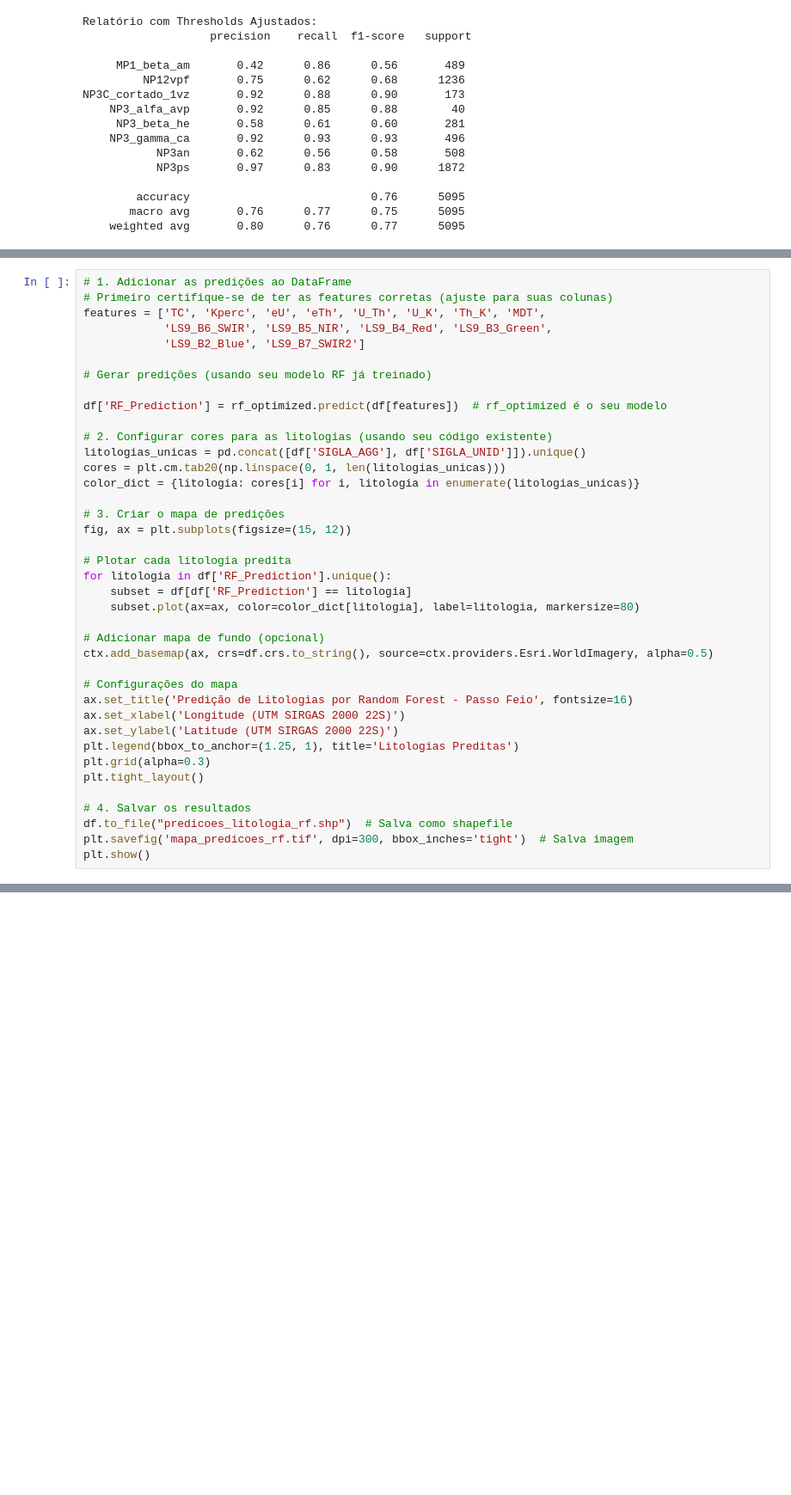
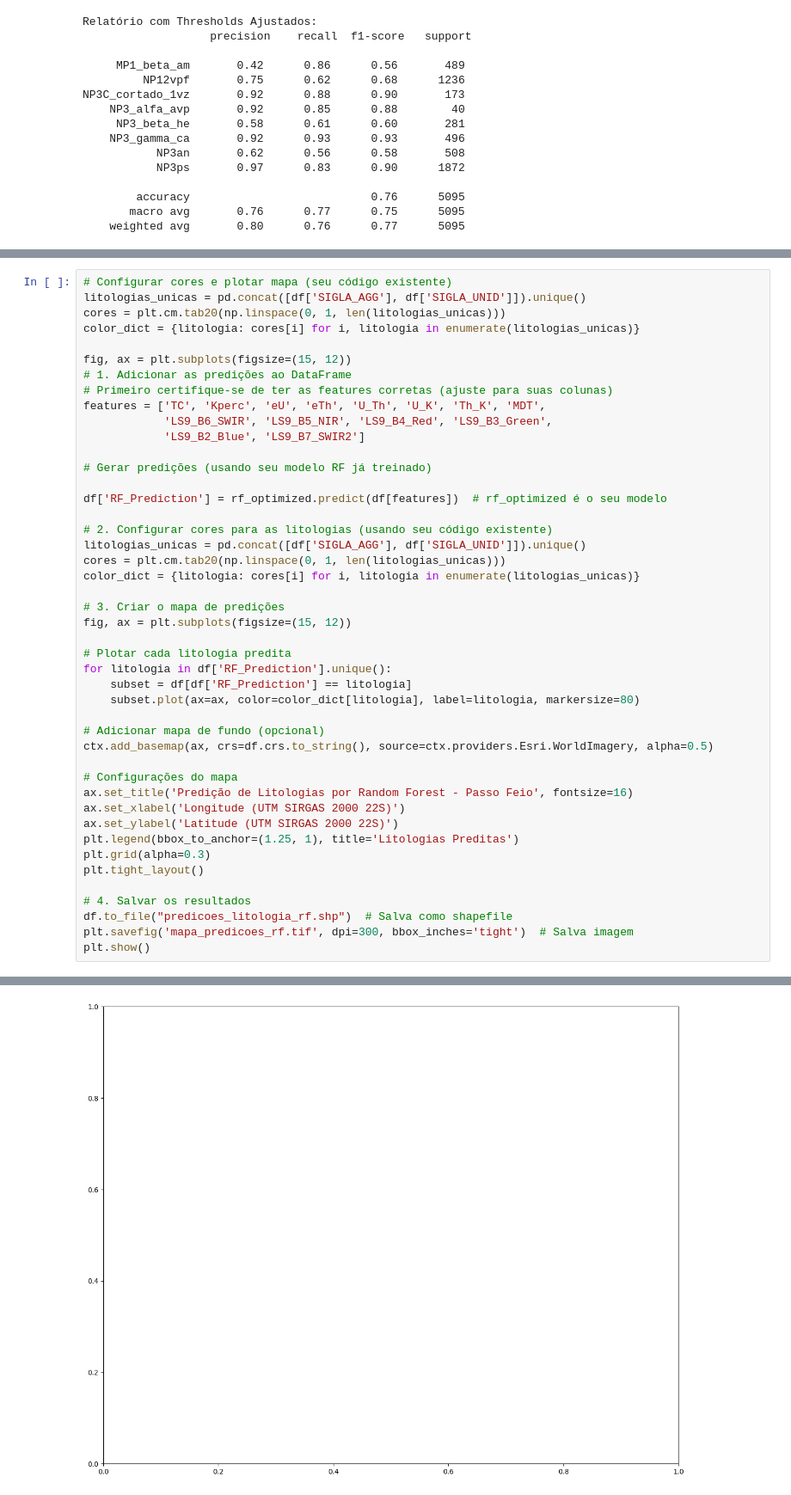
Before and after one commit to Matias-Valladao/ML-GeoPredict-Lavras, a Jupyter notebook: RF_PassFeio_So_RF_V1,4.ipynb, the cells around one changed output, grey strips where cells are left out. Shown at 86% size. Saved outputs shown, nothing was run; the diff lists cells and outputs as text; blank space fills up the shorter version.

```diff
--- a/RF_PassFeio_So_RF_V1,4.ipynb
+++ b/RF_PassFeio_So_RF_V1,4.ipynb
@@ -1002,4 +1043,10 @@ NP3C_cortado_1vz       0.92      0.88      0.90       173
 # %%
+# Configurar cores e plotar mapa (seu código existente)
+litologias_unicas = pd.concat([df['SIGLA_AGG'], df['SIGLA_UNID']]).unique()
+cores = plt.cm.tab20(np.linspace(0, 1, len(litologias_unicas)))
+color_dict = {litologia: cores[i] for i, litologia in enumerate(litologias_unicas)}
+
+fig, ax = plt.subplots(figsize=(15, 12))
 # 1. Adicionar as predições ao DataFrame
 # Primeiro certifique-se de ter as features corretas (ajuste para suas colunas)
 features = ['TC', 'Kperc', 'eU', 'eTh', 'U_Th', 'U_K', 'Th_K', 'MDT',
@@ -1016,30 +1063,31 @@ cores = plt.cm.tab20(np.linspace(0, 1, len(litologias_unicas)))
 color_dict = {litologia: cores[i] for i, litologia in enumerate(litologias_unicas)}
 
 # 3. Criar o mapa de predições
 fig, ax = plt.subplots(figsize=(15, 12))
 
 # Plotar cada litologia predita
 for litologia in df['RF_Prediction'].unique():
     subset = df[df['RF_Prediction'] == litologia]
     subset.plot(ax=ax, color=color_dict[litologia], label=litologia, markersize=80)
 
 # Adicionar mapa de fundo (opcional)
 ctx.add_basemap(ax, crs=df.crs.to_string(), source=ctx.providers.Esri.WorldImagery, alpha=0.5)
 
 # Configurações do mapa
 ax.set_title('Predição de Litologias por Random Forest - Passo Feio', fontsize=16)
 ax.set_xlabel('Longitude (UTM SIRGAS 2000 22S)')
 ax.set_ylabel('Latitude (UTM SIRGAS 2000 22S)')
 plt.legend(bbox_to_anchor=(1.25, 1), title='Litologias Preditas')
 plt.grid(alpha=0.3)
 plt.tight_layout()
 
 # 4. Salvar os resultados
 df.to_file("predicoes_litologia_rf.shp")  # Salva como shapefile
 plt.savefig('mapa_predicoes_rf.tif', dpi=300, bbox_inches='tight')  # Salva imagem
 plt.show()
 # %% [output]
 ValueError: The feature names should match those that were passed during fit.
 Feature names seen at fit time, yet now missing:
 - LS9_RGB_Falsacor_1
 - LS9_RGB_Falsacor_2
+[figure, added]
```
Also changed, not shown: parts of 4 cells of this notebook.
